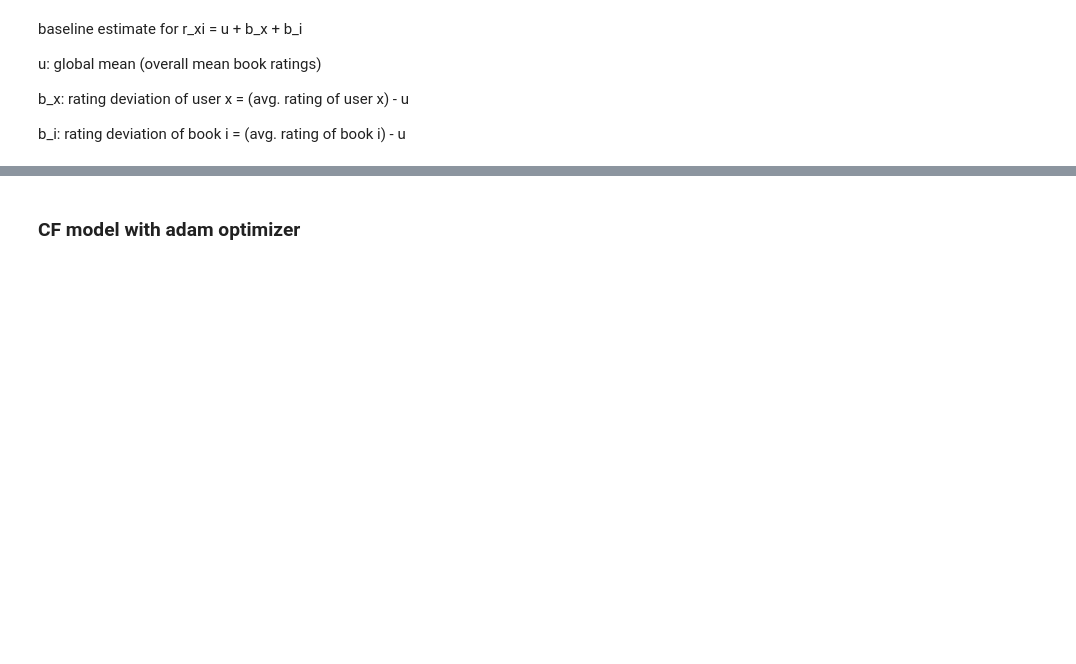
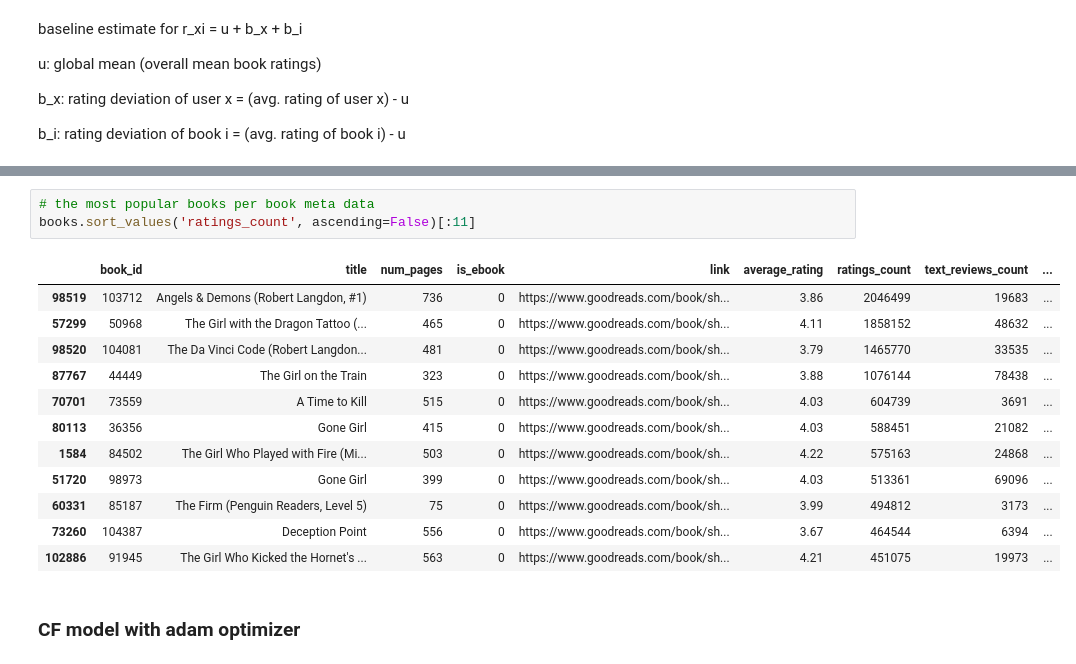
Before and after one commit to elainewyq/Goodreads_Book_Recommender, a Jupyter notebook: Baseline_vs_CFModel.ipynb, the cells around one changed output, grey strips where cells are left out. Cells and saved outputs as stored; diff of their text form; blank space fills up the shorter version.

```diff
--- a/Baseline_vs_CFModel.ipynb
+++ b/Baseline_vs_CFModel.ipynb
@@ -70,3 +100,19 @@ train mse: 15.53125
+# %%
+# the most popular books per book meta data
+books.sort_values('ratings_count', ascending=False)[:11]
+# %% [output]
+|  | book_id | title | num_pages | is_ebook | link | average_rating | ratings_count | text_reviews_count | ... |
+| 98519 | 103712 | Angels & Demons (Robert Langdon, #1) | 736 | 0 | https://www.goodreads.com/book/sh... | 3.86 | 2046499 | 19683 | ... |
+| 57299 | 50968 | The Girl with the Dragon Tattoo (... | 465 | 0 | https://www.goodreads.com/book/sh... | 4.11 | 1858152 | 48632 | ... |
+| 98520 | 104081 | The Da Vinci Code (Robert Langdon... | 481 | 0 | https://www.goodreads.com/book/sh... | 3.79 | 1465770 | 33535 | ... |
+| 87767 | 44449 | The Girl on the Train | 323 | 0 | https://www.goodreads.com/book/sh... | 3.88 | 1076144 | 78438 | ... |
+| 70701 | 73559 | A Time to Kill | 515 | 0 | https://www.goodreads.com/book/sh... | 4.03 | 604739 | 3691 | ... |
+| 80113 | 36356 | Gone Girl | 415 | 0 | https://www.goodreads.com/book/sh... | 4.03 | 588451 | 21082 | ... |
+| 1584 | 84502 | The Girl Who Played with Fire (Mi... | 503 | 0 | https://www.goodreads.com/book/sh... | 4.22 | 575163 | 24868 | ... |
+| 51720 | 98973 | Gone Girl | 399 | 0 | https://www.goodreads.com/book/sh... | 4.03 | 513361 | 69096 | ... |
+| 60331 | 85187 | The Firm (Penguin Readers, Level 5) | 75 | 0 | https://www.goodreads.com/book/sh... | 3.99 | 494812 | 3173 | ... |
+| 73260 | 104387 | Deception Point | 556 | 0 | https://www.goodreads.com/book/sh... | 3.67 | 464544 | 6394 | ... |
+| 102886 | 91945 | The Girl Who Kicked the Hornet's ... | 563 | 0 | https://www.goodreads.com/book/sh... | 4.21 | 451075 | 19973 | ... |
 # %% [markdown]
 ### CF model with adam optimizer
 # %%
```
Also changed, not shown: parts of 34 cells of this notebook.
